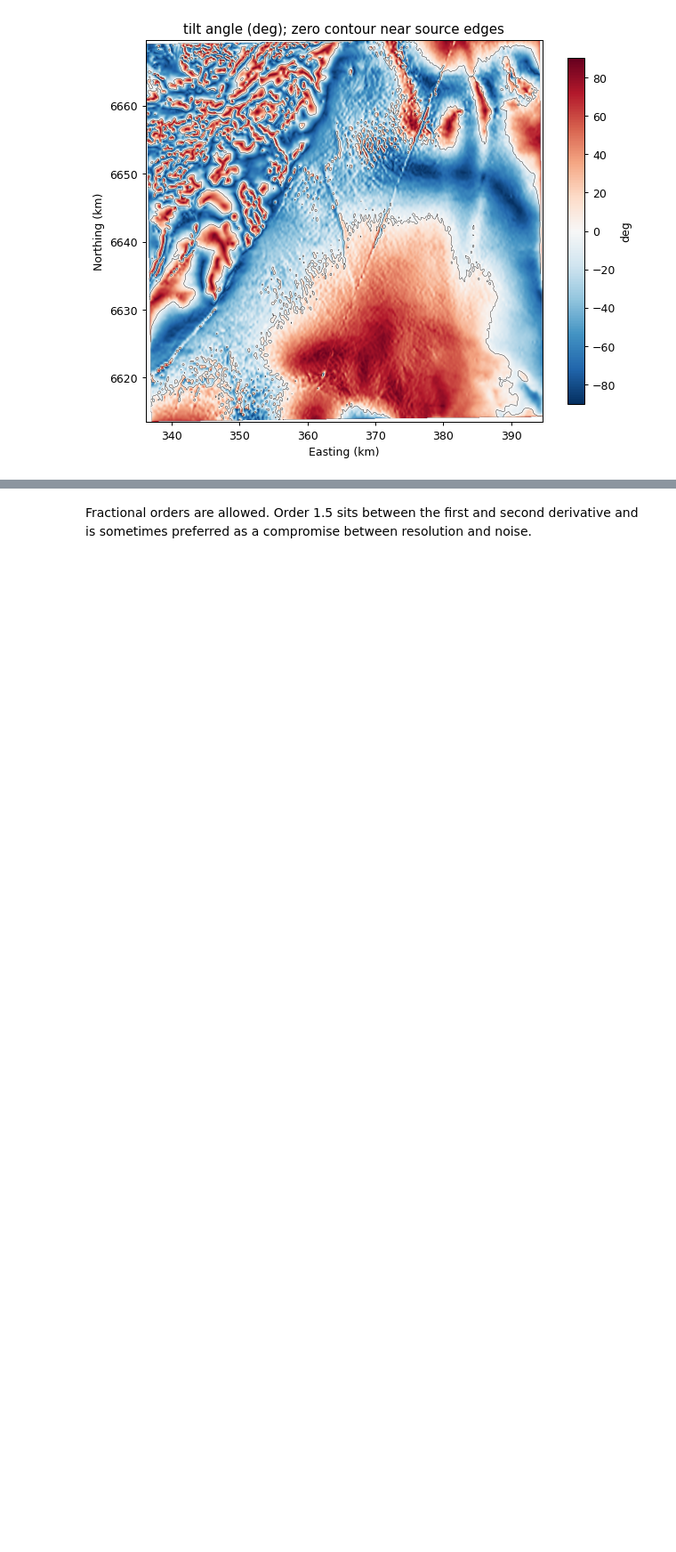
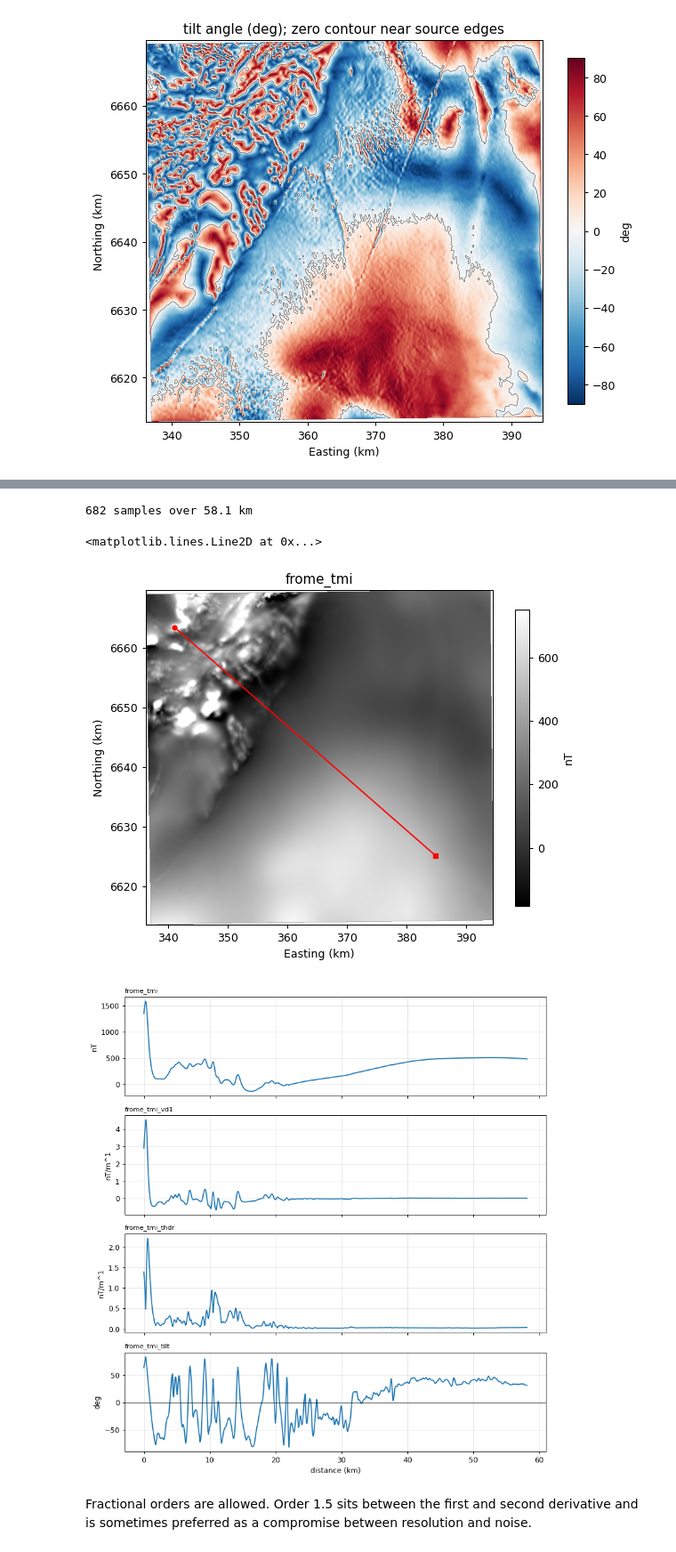
Before and after one commit to bvkay/potential-fields, a Jupyter notebook: notebooks/02_derivatives_thdr_as_tilt.ipynb, the cells around one changed output, grey strips where cells are left out. Shown at 89% size. Cells and saved outputs as stored; diff of their text form; code cells hidden in the pictures; blank space fills up the shorter version.

Commit message:
Profile extraction and 2D power spectrum

```diff
--- a/notebooks/02_derivatives_thdr_as_tilt.ipynb
+++ b/notebooks/02_derivatives_thdr_as_tilt.ipynb
@@ -72,3 +81,17 @@ ax.contour(tilt.x, tilt.y, tilt.values, levels=[0], colors="k", linewidths=0.3)
+# %%
+line = ((139.35, -30.15), (139.80, -30.50))          # lon, lat of start and end
+profiles = [grid.profile(*line, epsg=4283) for grid in (g, vd1, thdr, tilt)]
+print(f"{len(profiles[0])} samples over {profiles[0].length / 1e3:.1f} km")
+fig, ax = plt.subplots(figsize=(7, 6))
+display.plot(g, ax=ax, cmap="gray", clip=("std", 2.0))
+display.plot_line(ax, profiles[0], color="r")
+fig, axes = display.plot_profiles(profiles)
+axes[3, 0].axhline(0, color="k", lw=0.5)
+# %% [output]
+682 samples over 58.1 km
+<matplotlib.lines.Line2D at 0x...>
+[figure, added]
+[figure, added]
 # %% [markdown]
 Fractional orders are allowed. Order 1.5 sits between the first and second
 derivative and is sometimes preferred as a compromise between resolution
```
Also changed, not shown: parts of 1 cell of this notebook, 14 other files.
